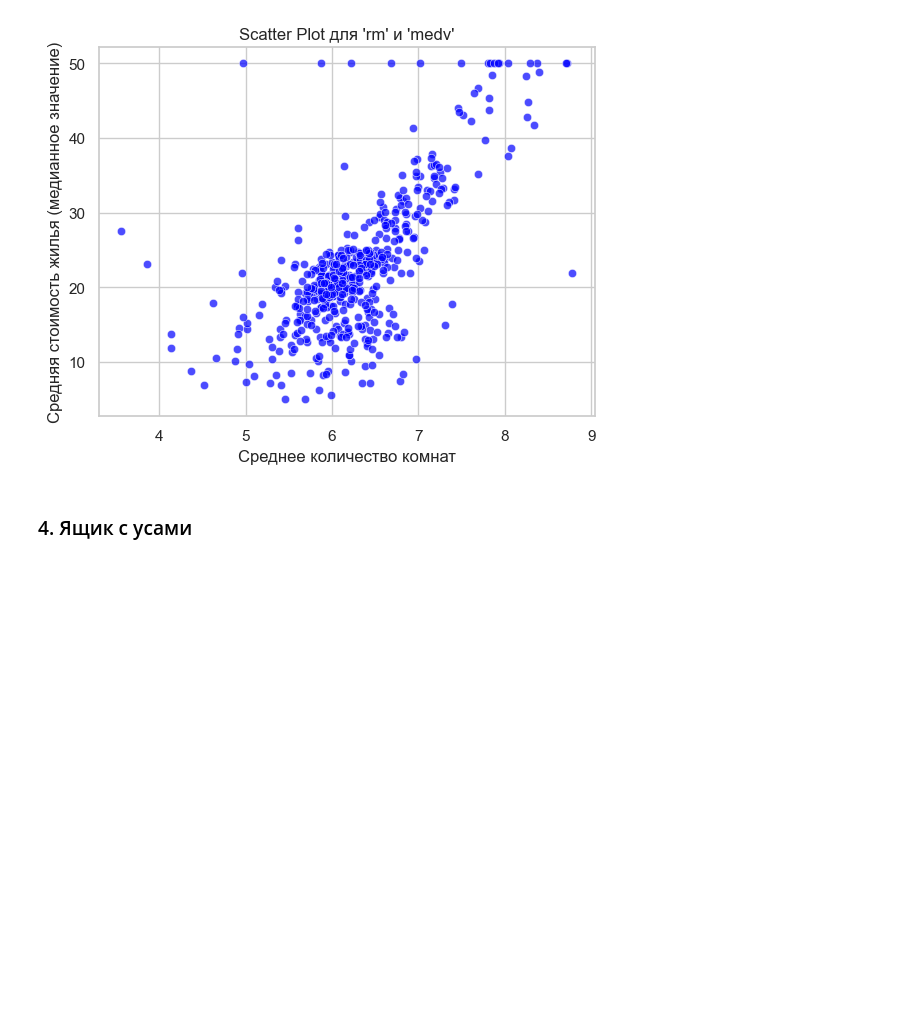
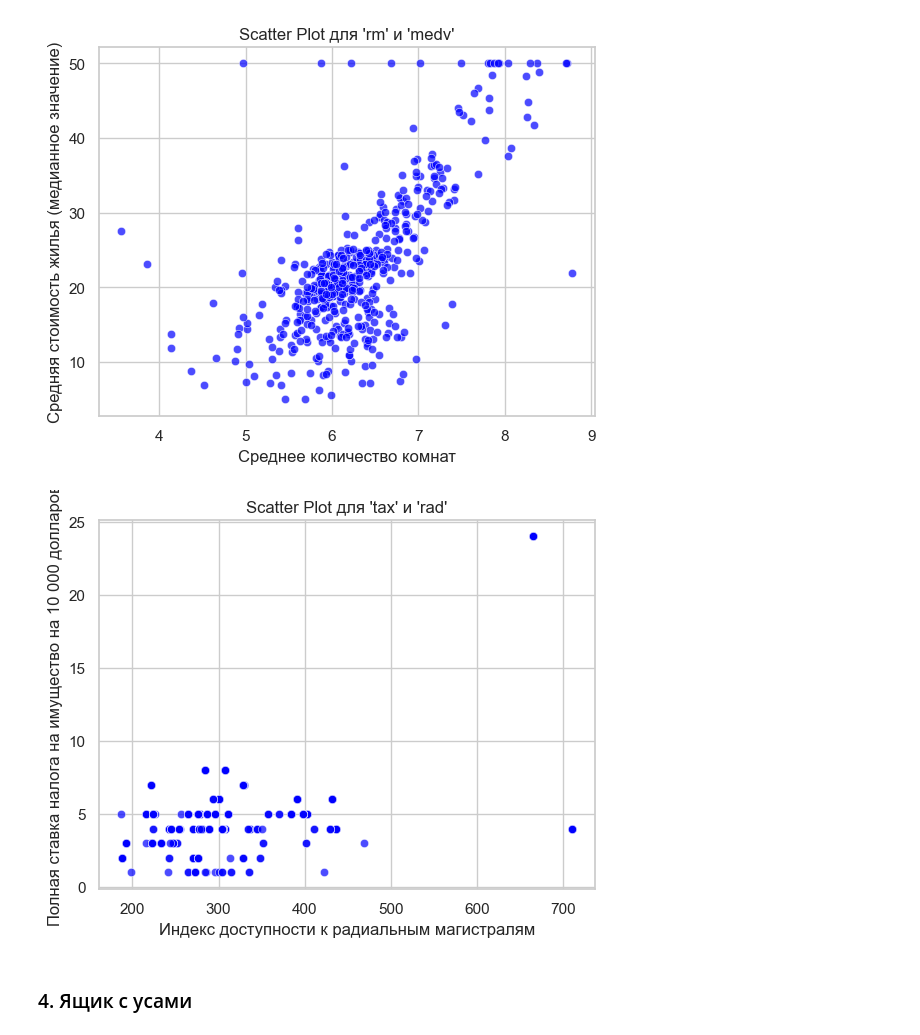
Before and after one commit to askras/mlda, a Jupyter notebook: labs/lab03/lab03_08/lab03_08.ipynb, the cells around one changed output. Cells and saved outputs as stored; diff of their text form; code cells hidden in the pictures; blank space fills up the shorter version.

```diff
--- a/labs/lab03/lab03_08/lab03_08.ipynb
+++ b/labs/lab03/lab03_08/lab03_08.ipynb
@@ -115,6 +115,15 @@ plt.ylabel("Средняя стоимость жилья (медианное з
 plt.show()
 # %% [output]
 [figure]
+# %%
+# Scatter plot для двух признаков
+sns.scatterplot(x='tax', y='rad', data=boston_df, color='blue', alpha=0.7)
+plt.title("Scatter Plot для 'tax' и 'rad'")
+plt.xlabel("Индекс доступности к радиальным магистралям")
+plt.ylabel("Полная ставка налога на имущество на 10 000 долларов")
+plt.show()
+# %% [output]
+[figure, added]
 # %% [markdown]
 ### 4. Ящик с усами
 # %%
```
Also changed, not shown: parts of 1 cell of this notebook, 3 other files.
